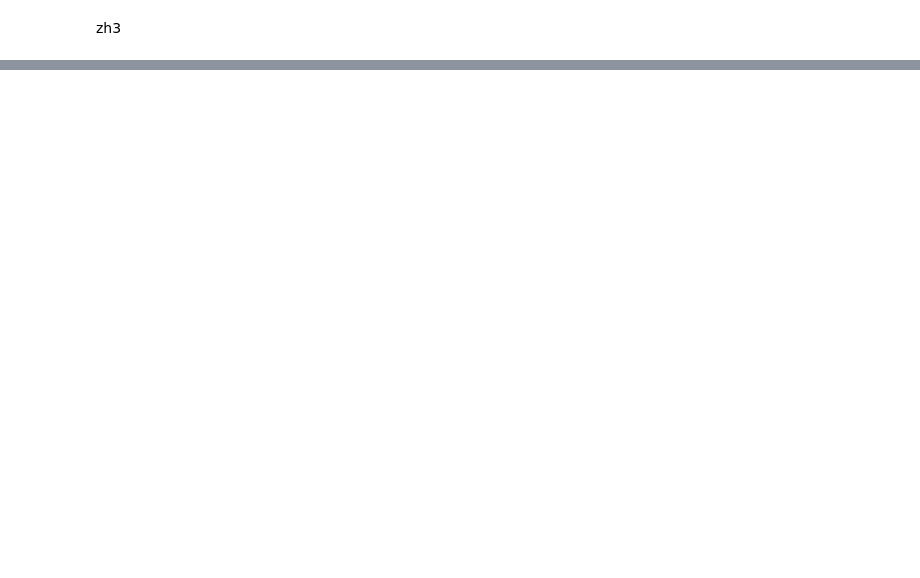
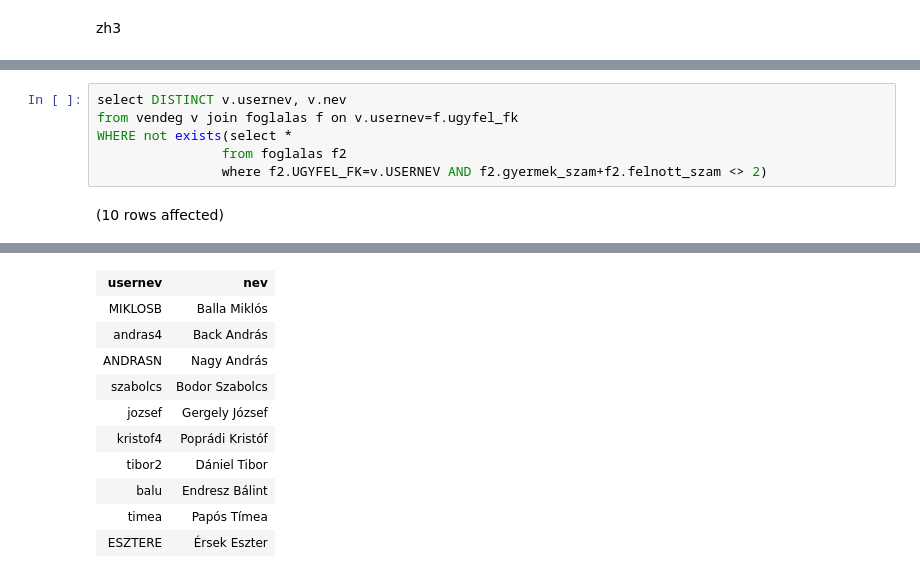
Before and after one commit to mlevente0703/sqlgyak03, a Jupyter notebook: gyakorlat06_feladatok.ipynb, the cells around one changed output, grey strips where cells are left out. Drawn from its saved outputs; the diff is of its cells as text; blank space fills up the shorter version.

```diff
--- a/gyakorlat06_feladatok.ipynb
+++ b/gyakorlat06_feladatok.ipynb
@@ -234,0 +306,8 @@ Total execution time: 00:00:00.024
+# %%
+select DISTINCT v.usernev, v.nev
+from vendeg v join foglalas f on v.usernev=f.ugyfel_fk
+WHERE not exists(select *
+                from foglalas f2
+                where f2.UGYFEL_FK=v.USERNEV AND f2.gyermek_szam+f2.felnott_szam <> 2)
+# %% [output]
+(10 rows affected)
@@ -234,0 +315,11 @@ Total execution time: 00:00:00.024
+| usernev | nev |
+| MIKLOSB | Balla Miklós |
+| andras4 | Back András |
+| ANDRASN | Nagy András |
+| szabolcs | Bodor Szabolcs |
+| jozsef | Gergely József |
+| kristof4 | Poprádi Kristóf |
+| tibor2 | Dániel Tibor |
+| balu | Endresz Bálint |
+| timea | Papós Tímea |
+| ESZTERE | Érsek Eszter |
```
Also changed, not shown: parts of 5 cells of this notebook, 1 other file.
